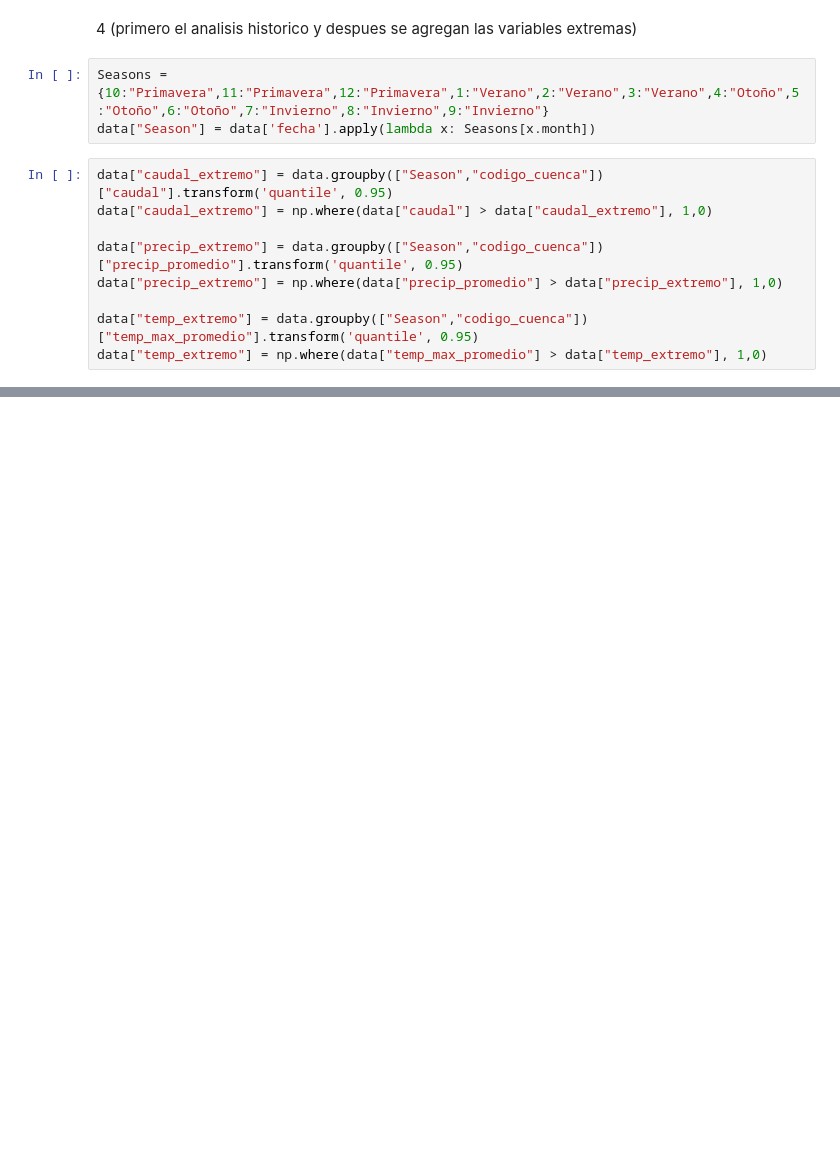
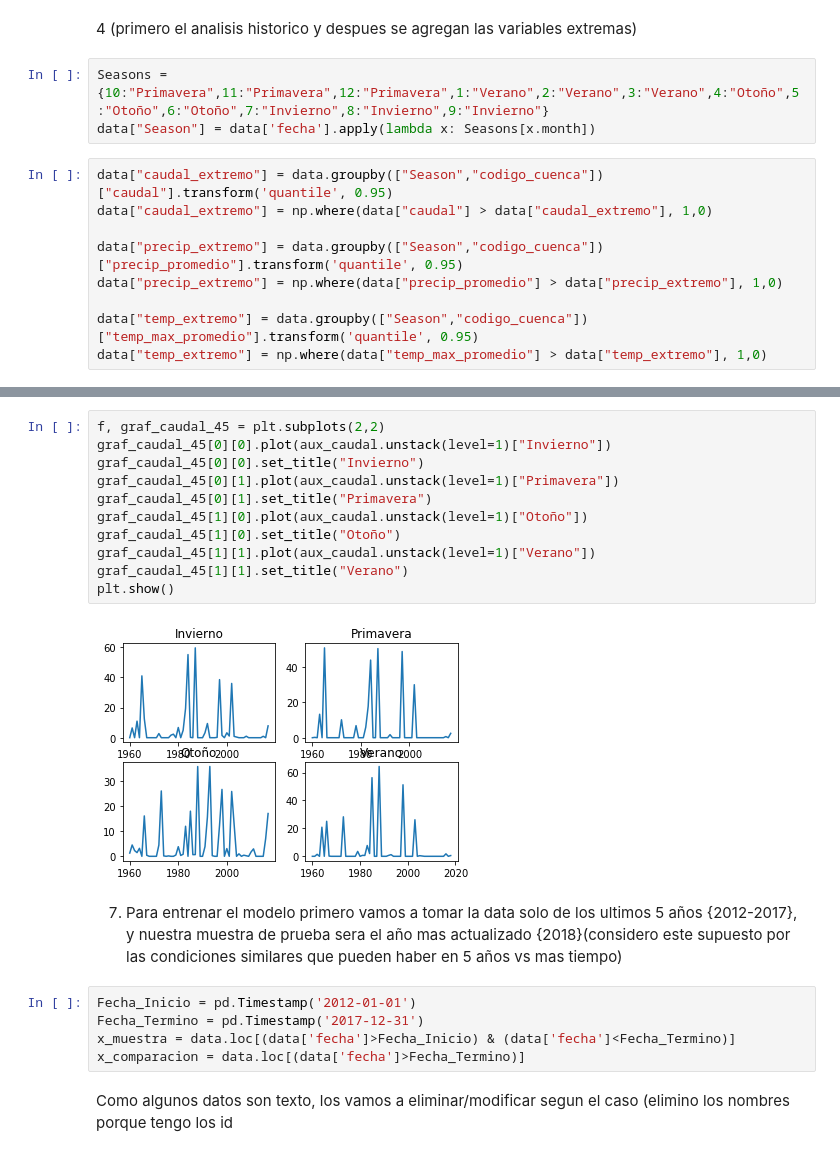
Before and after one commit to sebachace/Challenges, a Jupyter notebook: Cuencas/Caudales Spike.ipynb, the cells around one changed output, grey strips where cells are left out. Drawn from its saved outputs; the diff is of its cells as text; blank space fills up the shorter version.

```diff
--- a/Cuencas/Caudales Spike.ipynb
+++ b/Cuencas/Caudales Spike.ipynb
@@ -123,0 +146,22 @@ data[data["caudal_extremo"]==1]
+# %%
+f, graf_caudal_45 = plt.subplots(2,2)
+graf_caudal_45[0][0].plot(aux_caudal.unstack(level=1)["Invierno"])
+graf_caudal_45[0][0].set_title("Invierno")
+graf_caudal_45[0][1].plot(aux_caudal.unstack(level=1)["Primavera"])
+graf_caudal_45[0][1].set_title("Primavera")
+graf_caudal_45[1][0].plot(aux_caudal.unstack(level=1)["Otoño"])
+graf_caudal_45[1][0].set_title("Otoño")
+graf_caudal_45[1][1].plot(aux_caudal.unstack(level=1)["Verano"])
+graf_caudal_45[1][1].set_title("Verano")
+plt.show()
+# %% [output]
+[figure, added]
+# %% [markdown]
+7. Para entrenar el modelo primero vamos a tomar la data solo de los ultimos 5 años {2012-2017}, y nuestra muestra de prueba sera el año mas actualizado {2018}(considero este supuesto por las condiciones similares que pueden haber en 5 años vs mas tiempo)
+# %%
+Fecha_Inicio = pd.Timestamp('2012-01-01')
+Fecha_Termino = pd.Timestamp('2017-12-31')
+x_muestra = data.loc[(data['fecha']>Fecha_Inicio) & (data['fecha']<Fecha_Termino)]
+x_comparacion = data.loc[(data['fecha']>Fecha_Termino)]
+# %% [markdown]
+Como algunos datos son texto, los vamos a eliminar/modificar segun el caso (elimino los nombres porque tengo los id
```
Also changed, not shown: parts of 14 cells of this notebook.
